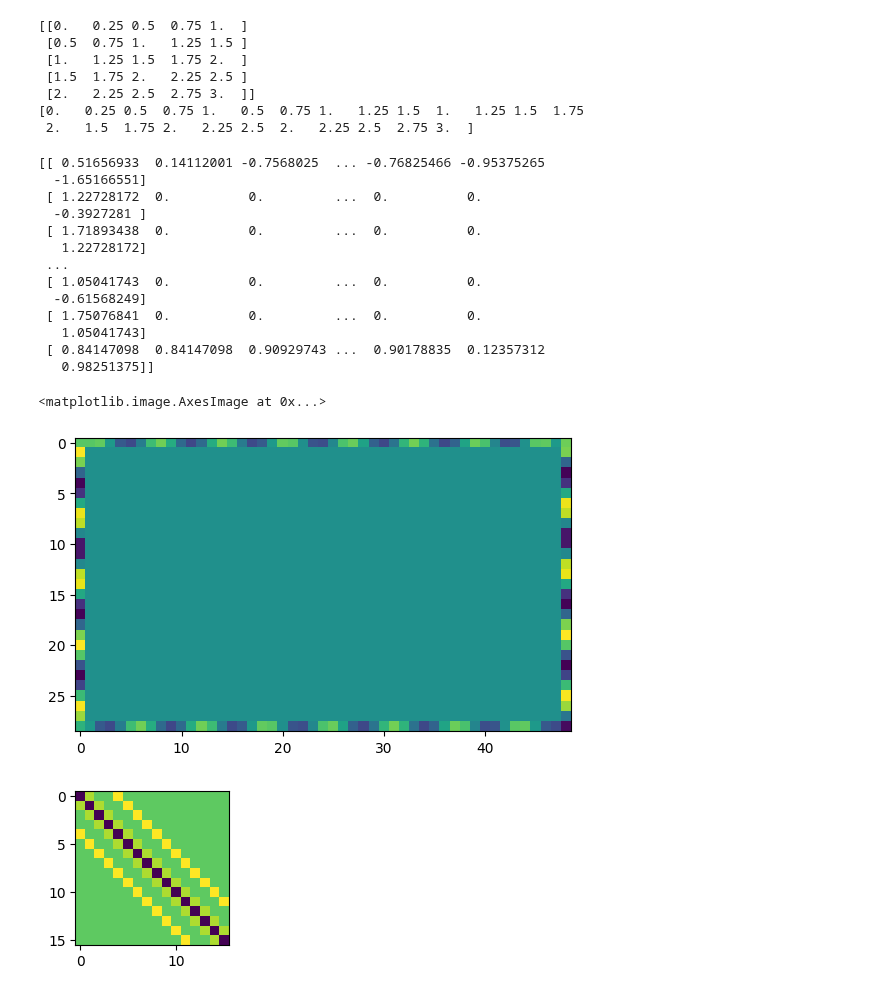
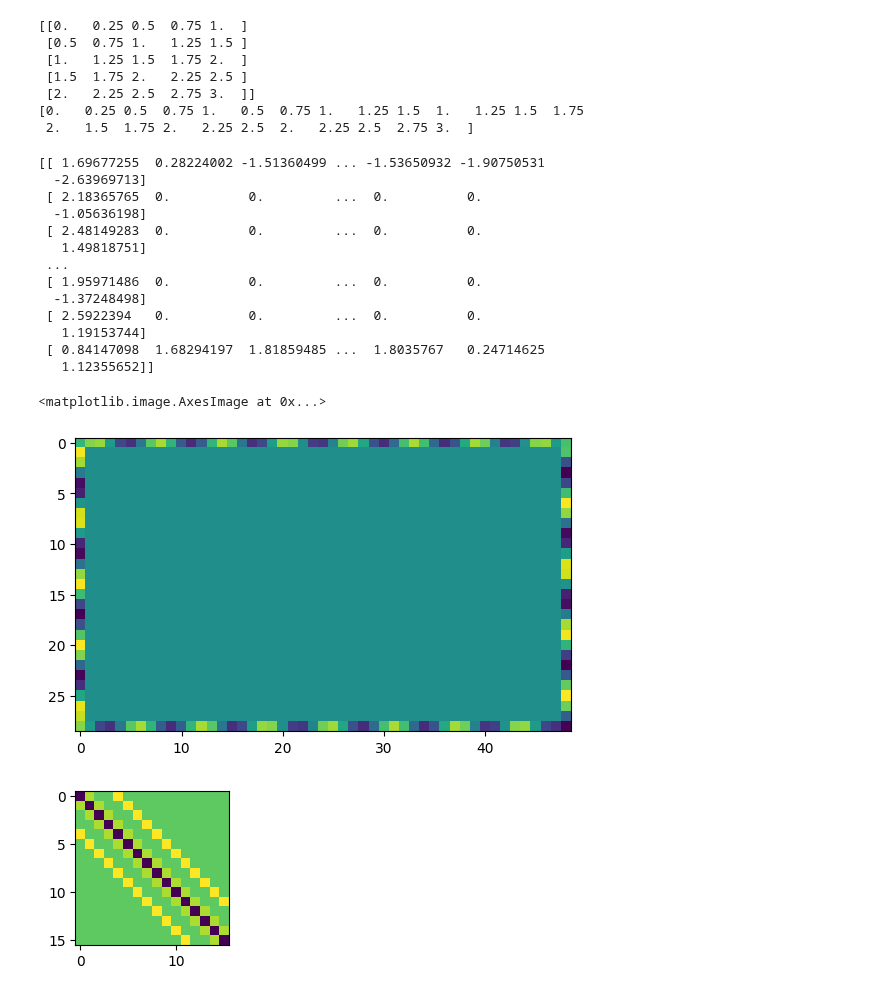
Before and after one commit to aledha/TMA4212-NumDiffDiff, a Jupyter notebook: Project 1/Proj1_code.ipynb, the cells around one changed output. Drawn from its saved outputs; the diff is of its cells as text; code cells hidden in the pictures.

```diff
--- a/Project 1/Proj1_code.ipynb
+++ b/Project 1/Proj1_code.ipynb
@@ -40,47 +40,47 @@ def dirichlet(boundaries, alpha = 1, beta = 1):
     """
     l, t, r, b = boundaries
     M = t.shape[0] - 1
     N = l.shape[0] - 1         # l is N+1
     G = np.zeros((N-1, M-1))
     G[0, 1:] += beta * b[1:M-1]
     G[-1, :-1] += beta * t[2: M]
     G[:, 0] += alpha * l[1:N] + beta * l[0:N-1]
     G[:, -1] += alpha * r[1:N] + beta * r[2:N+1]
     """  print(G)
     plt.imshow(G)
     plt.show()"""
     return G.flatten()
 
 
 # Testing
 M = 50
 N = 30
 l = np.sin(np.arange(N+1))
 t = np.sin(np.arange(M+1))
 r = np.sin(np.arange(N+1))
 b = np.sin(np.arange(M+1))
 
-g2 = dirichlet([l, t, r, b], 1, 1)
+g2 = dirichlet([l, t, r, b], 1, 2)
 #G = np.flip(g2.reshape((M-1,M-1)), 0)
 print(np.flip(g2.reshape((N-1,M-1)), 0))
 #np.pad(G, [(1,1)])
 plt.imshow(g2.reshape((N-1,M-1)))
 # %% [output]
-[[ 0.51656933  0.14112001 -0.7568025  ... -0.76825466 -0.95375265
-  -1.65166551]
- [ 1.22728172  0.          0.         ...  0.          0.
-  -0.3927281 ]
- [ 1.71893438  0.          0.         ...  0.          0.
-   1.22728172]
+[[ 1.69677255  0.28224002 -1.51360499 ... -1.53650932 -1.90750531
+  -2.63969713]
+ [ 2.18365765  0.          0.         ...  0.          0.
+  -1.05636198]
+ [ 2.48149283  0.          0.         ...  0.          0.
+   1.49818751]
  ...
- [ 1.05041743  0.          0.         ...  0.          0.
-  -0.61568249]
- [ 1.75076841  0.          0.         ...  0.          0.
-   1.05041743]
- [ 0.84147098  0.84147098  0.90929743 ...  0.90178835  0.12357312
-   0.98251375]]
+ [ 1.95971486  0.          0.         ...  0.          0.
+  -1.37248498]
+ [ 2.5922394   0.          0.         ...  0.          0.
+   1.19153744]
+ [ 0.84147098  1.68294197  1.81859485 ...  1.8035767   0.24714625
+   1.12355652]]
 <matplotlib.image.AxesImage at 0x...>
-[figure, old version]
+[figure, new version]
 # %%
 def ndiag(consts, offsets, N):
     """Generate a matrix with arbitrary number of constant diagonals, 0 elsewhere
```
Also changed, not shown: 1 other file.
